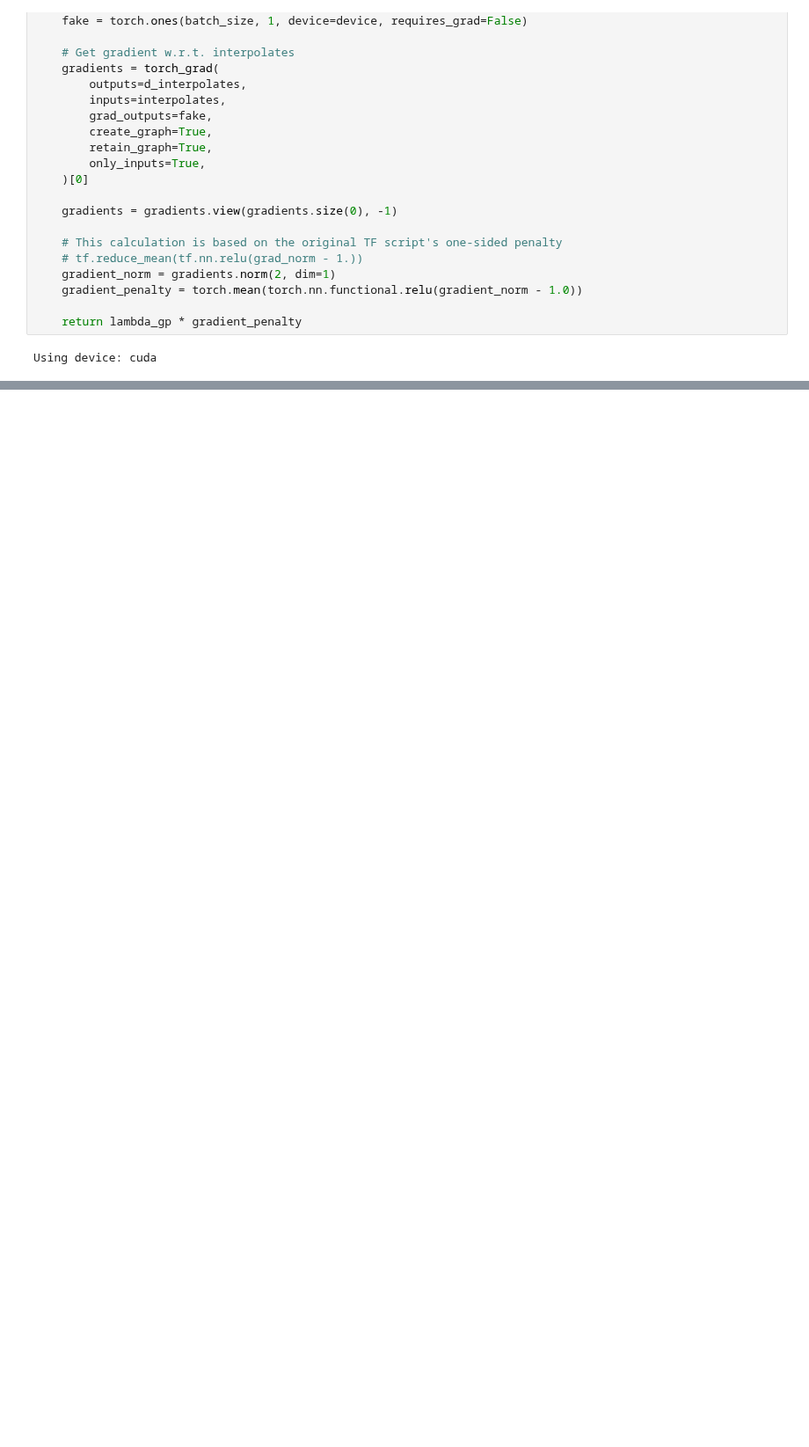
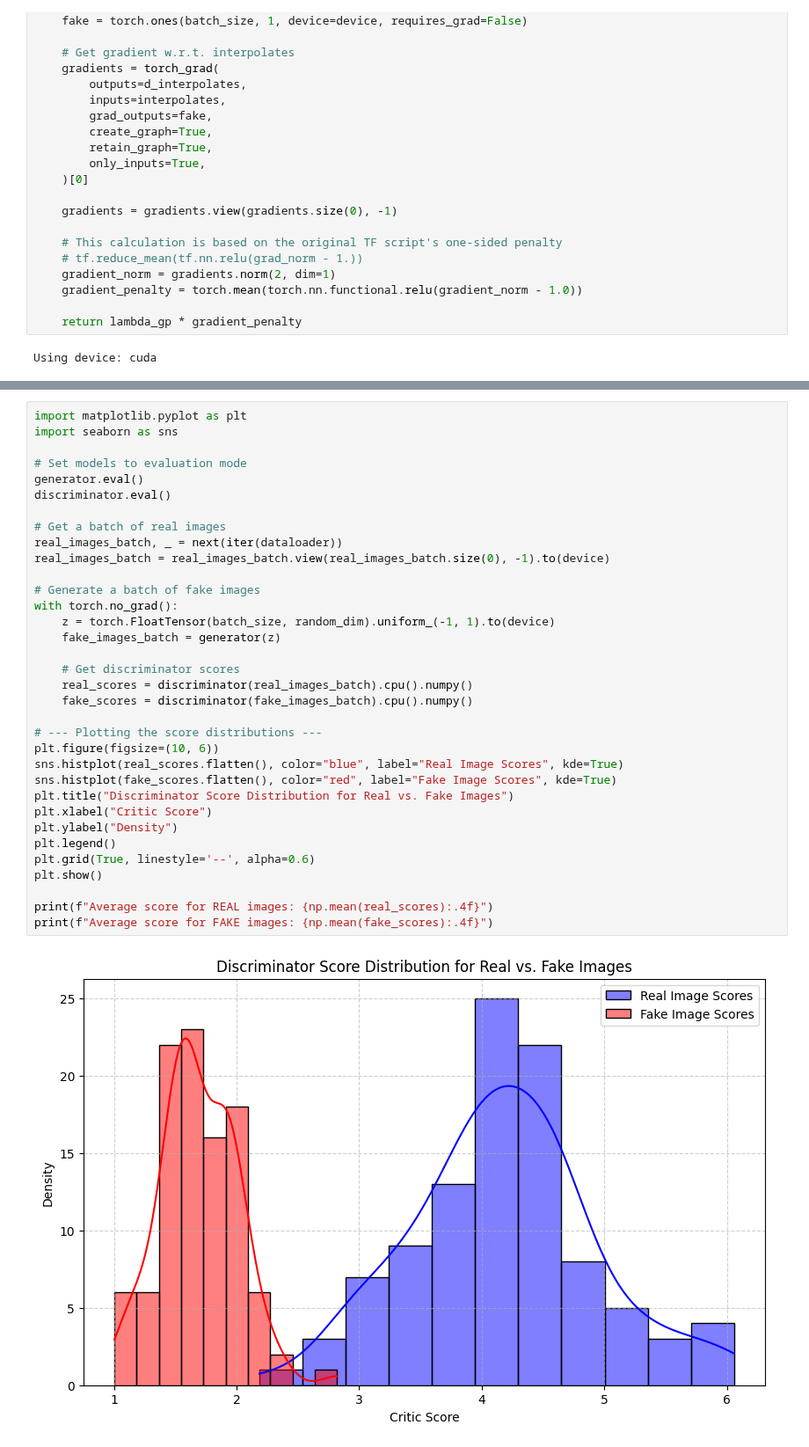
Before and after one commit to Papa-Panda/Paper_reading, a Jupyter notebook: WGAN.ipynb, the cells around one changed output, grey strips where cells are left out. Shown at 88% size. Drawn from its saved outputs; the diff is of its cells as text; blank space fills up the shorter version.

```diff
--- a/WGAN.ipynb
+++ b/WGAN.ipynb
@@ -224,0 +275,36 @@ Starting Training...
+# %%
+import matplotlib.pyplot as plt
+import seaborn as sns
+
+# Set models to evaluation mode
+generator.eval()
+discriminator.eval()
+
+# Get a batch of real images
+real_images_batch, _ = next(iter(dataloader))
+real_images_batch = real_images_batch.view(real_images_batch.size(0), -1).to(device)
+
+# Generate a batch of fake images
+with torch.no_grad():
+    z = torch.FloatTensor(batch_size, random_dim).uniform_(-1, 1).to(device)
+    fake_images_batch = generator(z)
+
+    # Get discriminator scores
+    real_scores = discriminator(real_images_batch).cpu().numpy()
+    fake_scores = discriminator(fake_images_batch).cpu().numpy()
+
+# --- Plotting the score distributions ---
+plt.figure(figsize=(10, 6))
+sns.histplot(real_scores.flatten(), color="blue", label="Real Image Scores", kde=True)
+sns.histplot(fake_scores.flatten(), color="red", label="Fake Image Scores", kde=True)
+plt.title("Discriminator Score Distribution for Real vs. Fake Images")
+plt.xlabel("Critic Score")
+plt.ylabel("Density")
+plt.legend()
+plt.grid(True, linestyle='--', alpha=0.6)
+plt.show()
+
+print(f"Average score for REAL images: {np.mean(real_scores):.4f}")
+print(f"Average score for FAKE images: {np.mean(fake_scores):.4f}")
+# %% [output]
+[figure, added]
```
Also changed, not shown: parts of 4 cells of this notebook.
